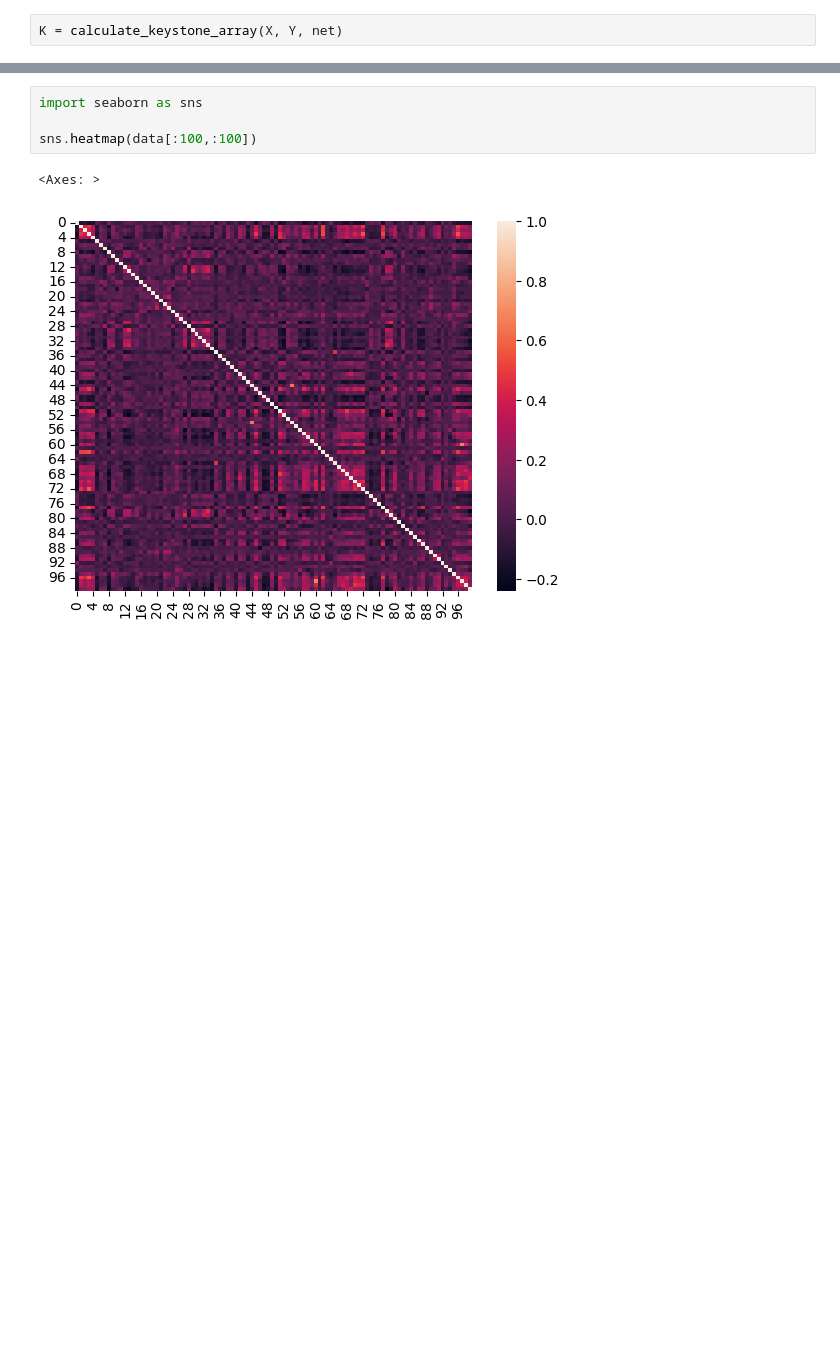
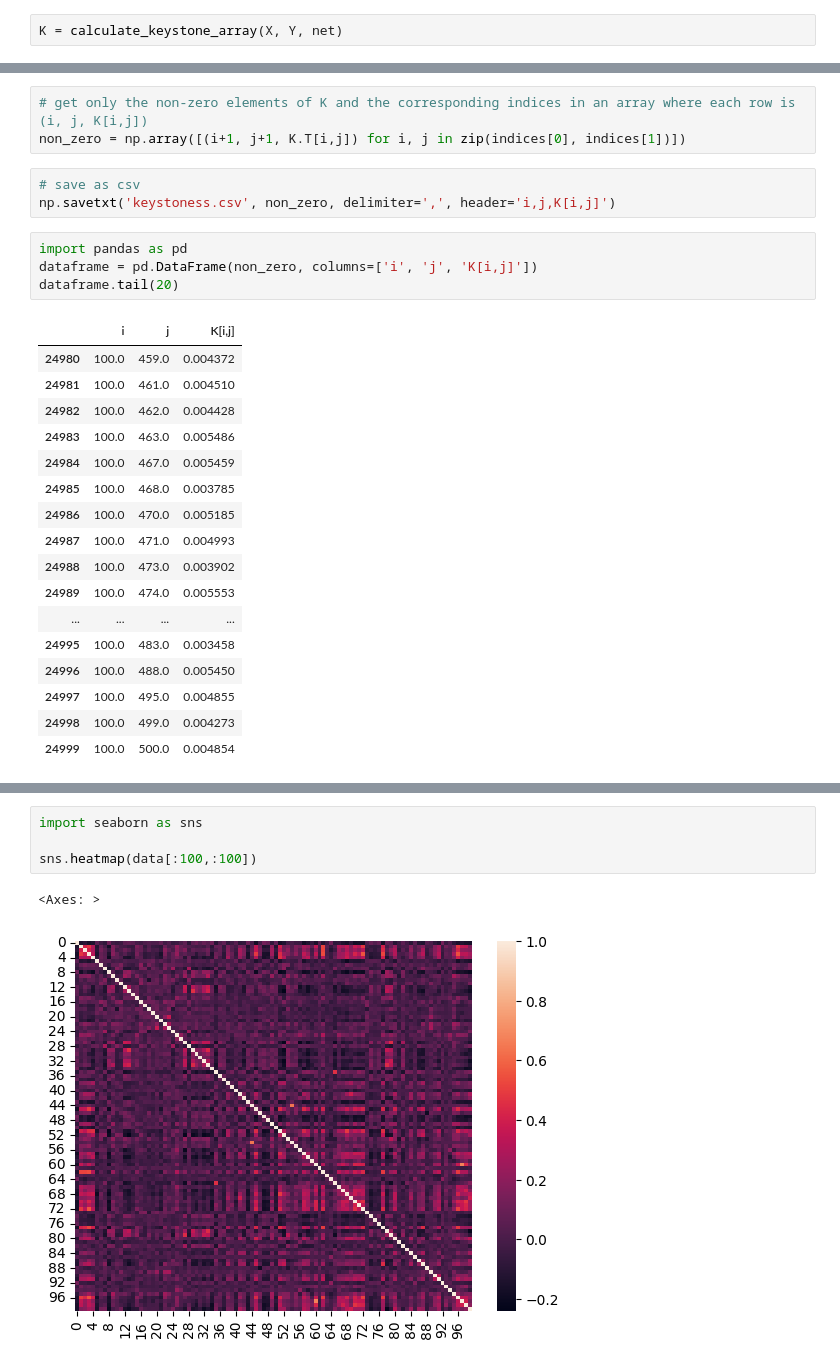
Before and after one commit to rkdan/Keystone, a Jupyter notebook: notebook.ipynb, the cells around one changed output, grey strips where cells are left out. Drawn from its saved outputs; the diff is of its cells as text; blank space fills up the shorter version.

```diff
--- a/notebook.ipynb
+++ b/notebook.ipynb
@@ -50,0 +91,28 @@ data = np.genfromtxt(fname="./North_America.tsv", delimiter="\t", skip_header=1,
+# %%
+# get only the non-zero elements of K and the corresponding indices in an array where each row is (i, j, K[i,j])
+non_zero = np.array([(i+1, j+1, K.T[i,j]) for i, j in zip(indices[0], indices[1])])
+# %%
+# save as csv
+np.savetxt('keystoness.csv', non_zero, delimiter=',', header='i,j,K[i,j]')
+# %%
+import pandas as pd
+dataframe = pd.DataFrame(non_zero, columns=['i', 'j', 'K[i,j]'])
+dataframe.tail(20)
+# %% [output]
+|  | i | j | K[i,j] |
+| 24980 | 100.0 | 459.0 | 0.004372 |
+| 24981 | 100.0 | 461.0 | 0.004510 |
+| 24982 | 100.0 | 462.0 | 0.004428 |
+| 24983 | 100.0 | 463.0 | 0.005486 |
+| 24984 | 100.0 | 467.0 | 0.005459 |
+| 24985 | 100.0 | 468.0 | 0.003785 |
+| 24986 | 100.0 | 470.0 | 0.005185 |
+| 24987 | 100.0 | 471.0 | 0.004993 |
+| 24988 | 100.0 | 473.0 | 0.003902 |
+| 24989 | 100.0 | 474.0 | 0.005553 |
+| ... | ... | ... | ... |
+| 24995 | 100.0 | 483.0 | 0.003458 |
+| 24996 | 100.0 | 488.0 | 0.005450 |
+| 24997 | 100.0 | 495.0 | 0.004855 |
+| 24998 | 100.0 | 499.0 | 0.004273 |
+| 24999 | 100.0 | 500.0 | 0.004854 |
```
Also changed, not shown: parts of 15 cells of this notebook, 13 other files.
